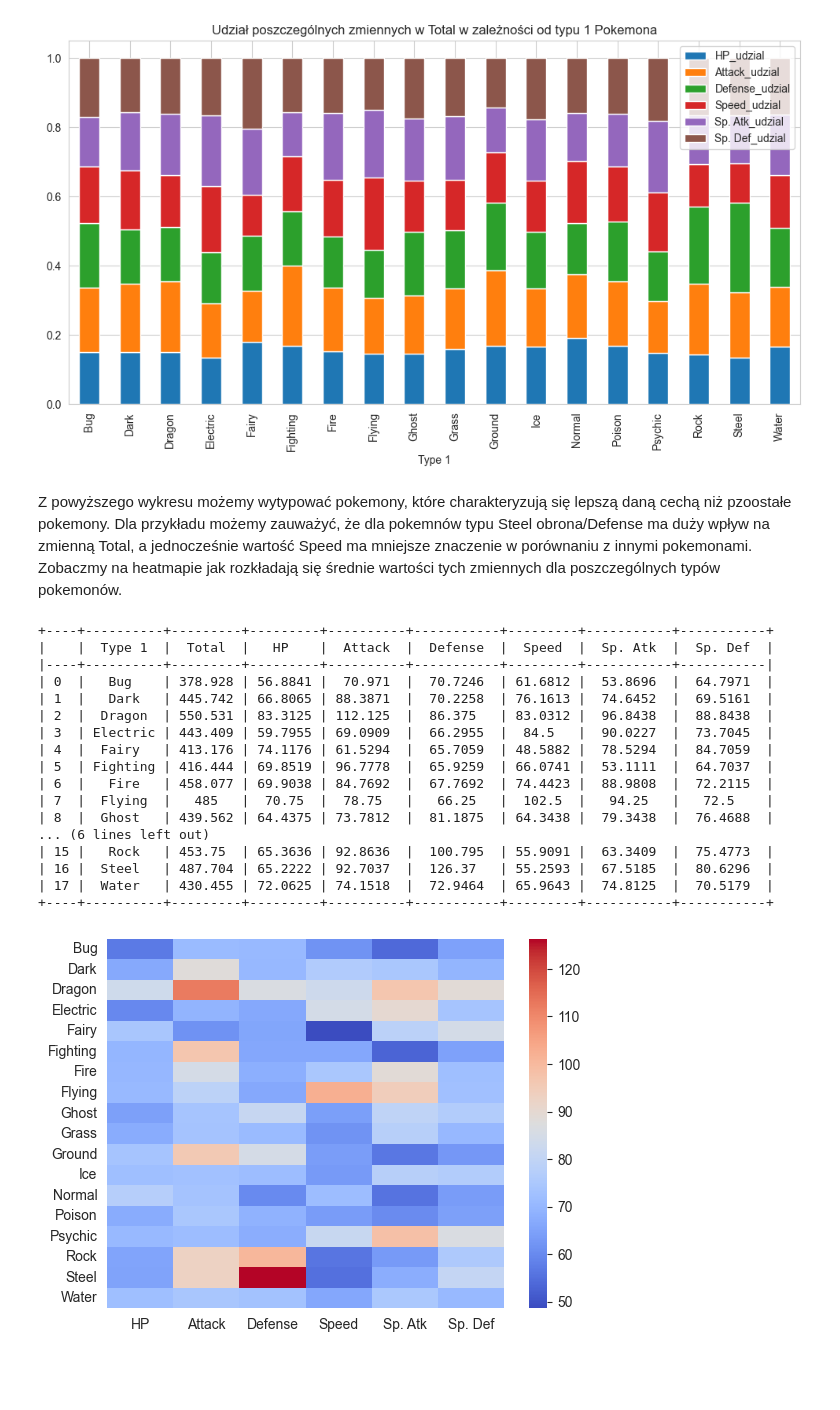
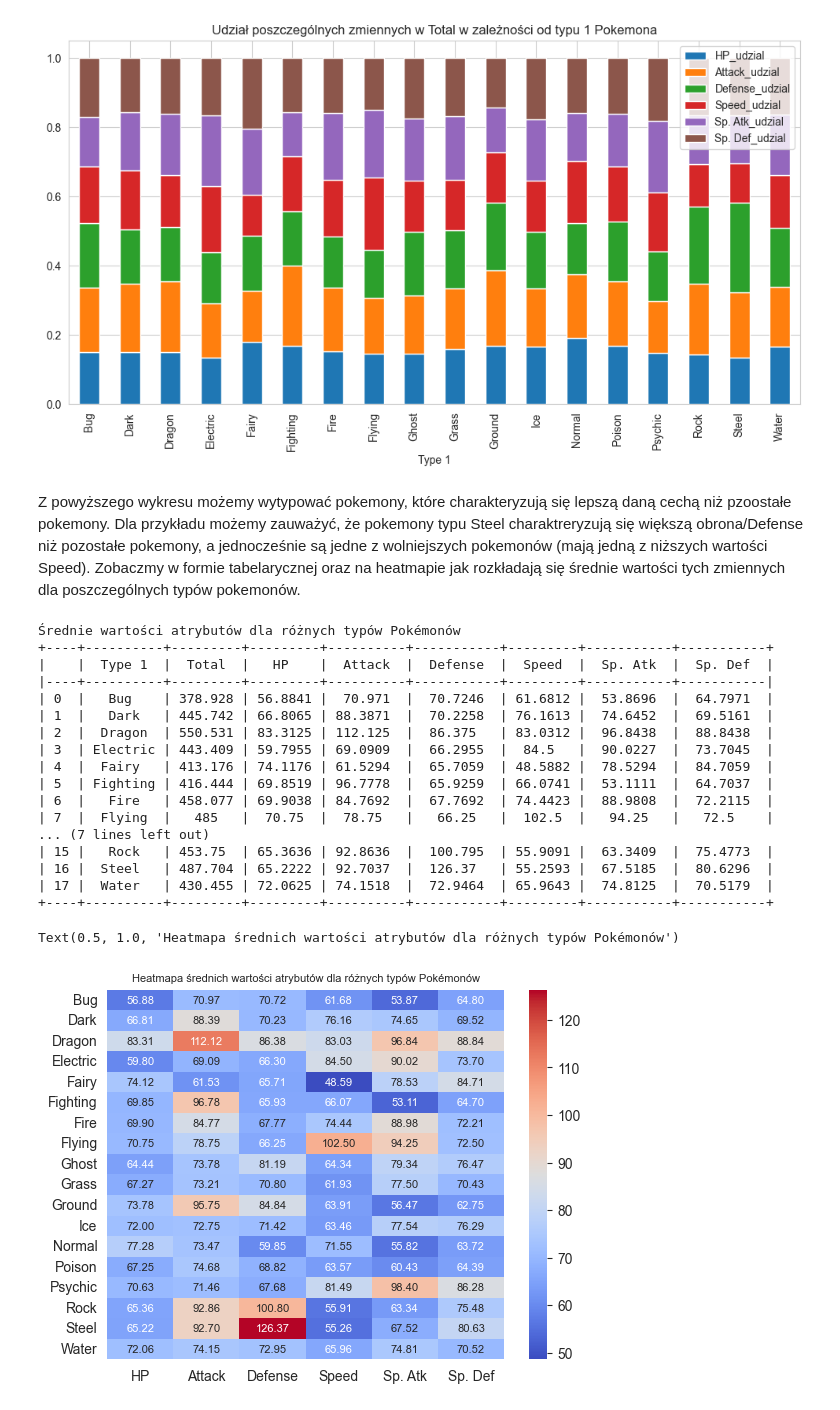
Before and after one commit to Kubix-commits/Wizualizacja-Danych, a Jupyter notebook: Projekt - wizualizacja/Wizualizacja danych.ipynb, the cells around one changed output. Cells and saved outputs as stored; diff of their text form; code cells hidden in the pictures; blank space fills up the shorter version.

```diff
--- a/Projekt - wizualizacja/Wizualizacja danych.ipynb
+++ b/Projekt - wizualizacja/Wizualizacja danych.ipynb
@@ -199,12 +199,15 @@ zsumowane_dane_udzialy.plot(kind='bar', stacked=True, x='Type 1', title='Udział
 <Axes: title={'center': 'Udział poszczególnych zmiennych w Total w zależności od typu 1 Pokemona'}, xlabel='Type 1'>
 [figure]
 # %% [markdown]
-Z powyższego wykresu możemy wytypować pokemony, które charakteryzują się lepszą daną cechą niż pzoostałe pokemony. Dla przykładu możemy zauważyć, że dla pokemnów typu Steel obrona/Defense ma duży wpływ na zmienną Total, a jednocześnie wartość Speed ma mniejsze znaczenie w porównaniu z innymi pokemonami. Zobaczmy na heatmapie jak rozkładają się średnie wartości tych zmiennych dla poszczególnych typów pokemonów.
+Z powyższego wykresu możemy wytypować pokemony, które charakteryzują się lepszą daną cechą niż pzoostałe pokemony. Dla przykładu możemy zauważyć, że pokemony typu Steel charaktreryzują się większą obrona/Defense niż pozostałe pokemony, a jednocześnie są jedne z wolniejszych pokemonów (mają jedną z niższych wartości Speed). Zobaczmy w formie tabelarycznej oraz na heatmapie jak rozkładają się średnie wartości tych zmiennych dla poszczególnych typów pokemonów.
 # %%
 srednie_dane = dane.groupby('Type 1')[zmienne_wplywajace_na_total].mean().reset_index()
 from tabulate import tabulate
-print(tabulate(srednie_dane, headers='keys', tablefmt='psql', showindex=True, numalign='center', stralign='center'))
+tabela_srednich = tabulate(srednie_dane, headers='keys', tablefmt='psql', showindex=True, numalign='center', stralign='center', )
+print("Średnie wartości atrybutów dla różnych typów Pokémonów")
+print(tabela_srednich)
 # %% [output]
+Średnie wartości atrybutów dla różnych typów Pokémonów
 +----+----------+---------+---------+----------+-----------+---------+-----------+-----------+
 |    |  Type 1  |  Total  |   HP    |  Attack  |  Defense  |  Speed  |  Sp. Atk  |  Sp. Def  |
 |----+----------+---------+---------+----------+-----------+---------+-----------+-----------|
@@ -216,14 +219,15 @@ print(tabulate(srednie_dane, headers='keys', tablefmt='psql', showindex=True, nu
 | 5  | Fighting | 416.444 | 69.8519 | 96.7778  |  65.9259  | 66.0741 |  53.1111  |  64.7037  |
 | 6  |   Fire   | 458.077 | 69.9038 | 84.7692  |  67.7692  | 74.4423 |  88.9808  |  72.2115  |
 | 7  |  Flying  |   485   |  70.75  |  78.75   |   66.25   |  102.5  |   94.25   |   72.5    |
-| 8  |  Ghost   | 439.562 | 64.4375 | 73.7812  |  81.1875  | 64.3438 |  79.3438  |  76.4688  |
-... (6 lines left out)
+... (7 lines left out)
 | 15 |   Rock   | 453.75  | 65.3636 | 92.8636  |  100.795  | 55.9091 |  63.3409  |  75.4773  |
 | 16 |  Steel   | 487.704 | 65.2222 | 92.7037  |  126.37   | 55.2593 |  67.5185  |  80.6296  |
 | 17 |  Water   | 430.455 | 72.0625 | 74.1518  |  72.9464  | 65.9643 |  74.8125  |  70.5179  |
 +----+----------+---------+---------+----------+-----------+---------+-----------+-----------+
 # %%
-sns.heatmap(srednie_dane[['HP', 'Attack', 'Defense', 'Speed', 'Sp. Atk', 'Sp. Def']], yticklabels=srednie_dane['Type 1'], xticklabels=True, cmap='coolwarm', fmt=".2f", annot_kws={"size": 8});
+sns.heatmap(srednie_dane[['HP', 'Attack', 'Defense', 'Speed', 'Sp. Atk', 'Sp. Def']], yticklabels=srednie_dane['Type 1'], xticklabels=True, cmap='coolwarm', fmt=".2f", annot=True, annot_kws={"size": 8})
+plt.title("Heatmapa średnich wartości atrybutów dla różnych typów Pokémonów", fontsize=8)
 # %% [output]
+Text(0.5, 1.0, 'Heatmapa średnich wartości atrybutów dla różnych typów Pokémonów')
-[figure, old version]
+[figure, new version]
 # %% [markdown]
```
Also changed, not shown: parts of 4 cells of this notebook.
